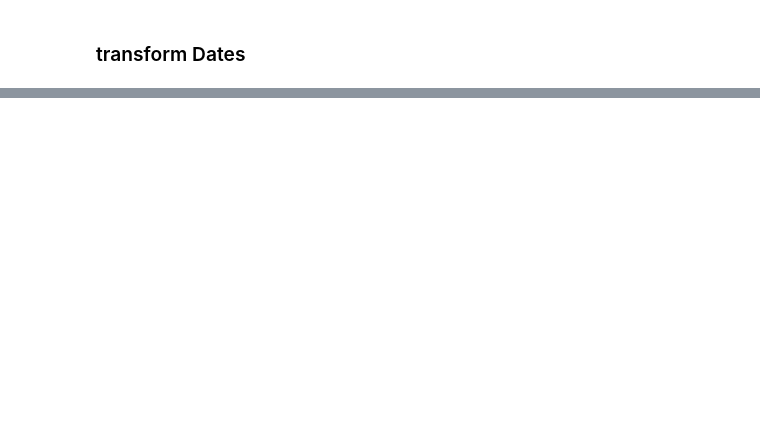
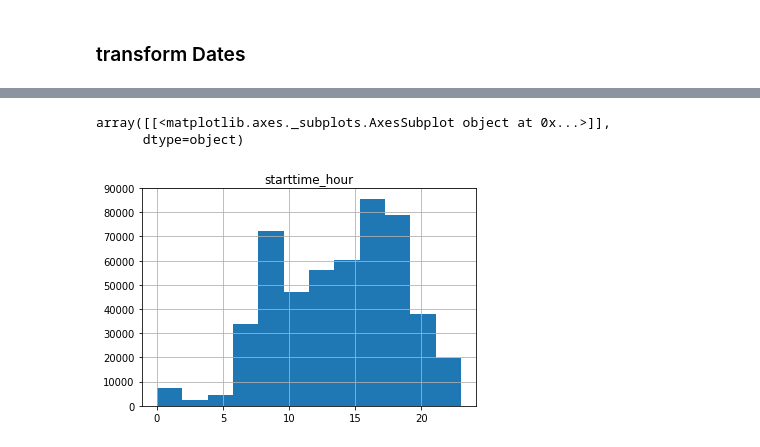
Before and after one commit to melaniezheng/citibike_rebalancing, a Jupyter notebook: Melanie's WD/EDA_melanie.ipynb, the cells around one changed output, grey strips where cells are left out. Cells and saved outputs as stored; diff of their text form; code cells hidden in the pictures; blank space fills up the shorter version.

```diff
--- a/Melanie's WD/EDA_melanie.ipynb
+++ b/Melanie's WD/EDA_melanie.ipynb
@@ -12,4 +13,5 @@ import numpy as np
 
 # con.close()
 # %%
-sample = pd.read_csv('../Data/allrides_sample.csv')
+sample = pd.read_csv('../Data/allrides_sample2.csv')
+stations = pd.read_csv('../Data/live_stations.csv')
@@ -18,0 +18,6 @@ sample = pd.read_csv('../Data/allrides_sample.csv')
+# %%
+stations = pd.read_csv('../Data/live_stations.csv')
+print(stations.shape)
+print(stations.station_id.unique().shape)
+print(stations.station_lat.unique().shape)
+print(stations.station_long.unique().shape)
@@ -36,0 +81,4 @@ reformat_date(sample)
+# %%
+sample_new=sample[sample['start station id'].isin(stations.station_id.unique().tolist())]
+sample_new=sample[sample['end station id'].isin(stations.station_id.unique().tolist())]
+sample_new.shape
@@ -36,0 +109,6 @@ reformat_date(sample)
+# %%
+sample_new[sample_new['year']==2019].hist('starttime_hour', bins=12)
+# %% [output]
+array([[<matplotlib.axes._subplots.AxesSubplot object at 0x...>]],
+      dtype=object)
+[figure, added]
```
Also changed, not shown: parts of 18 cells of this notebook.
